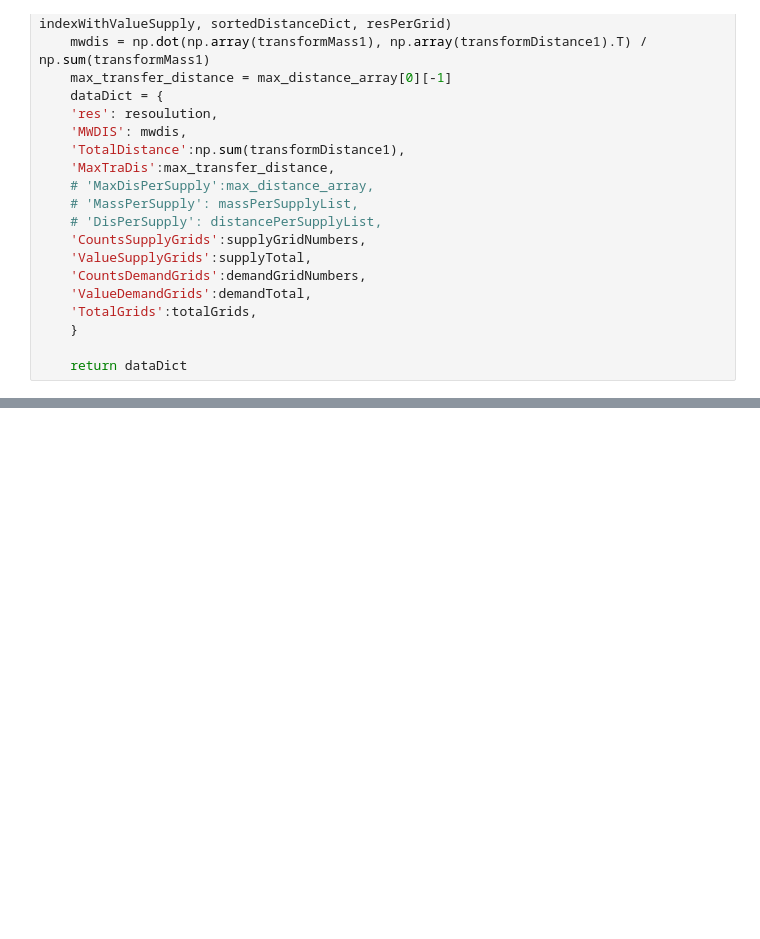
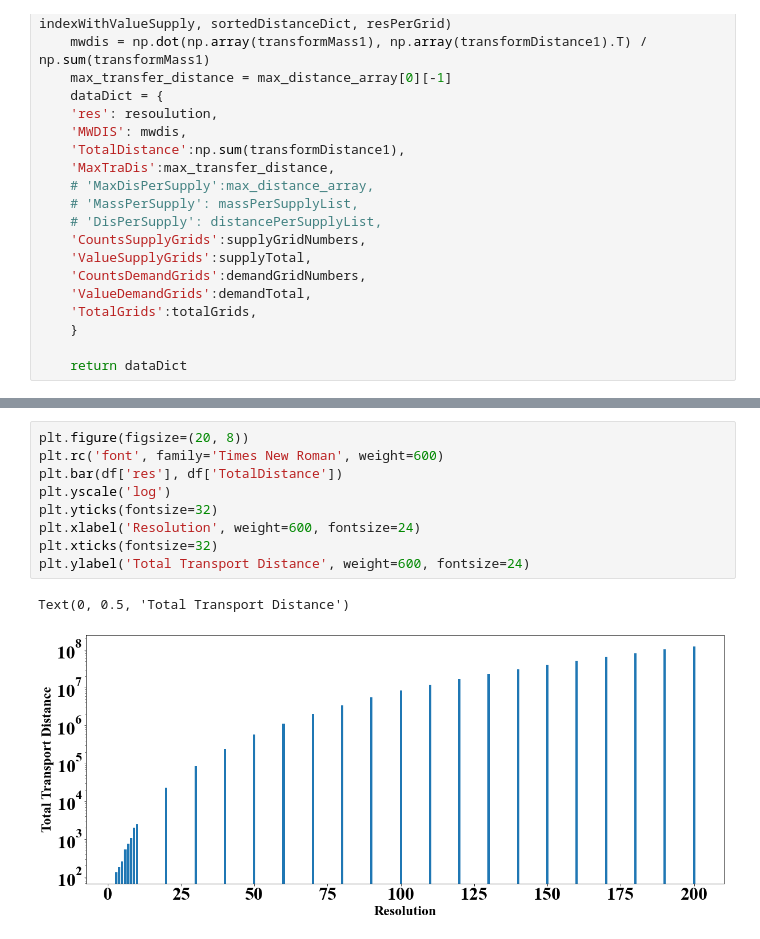
Before and after one commit to Ashes814/Project-Nutrition-Distance, a Jupyter notebook: DataWithoutSludge/calDistance.ipynb, the cells around one changed output, grey strips where cells are left out. Drawn from its saved outputs; the diff is of its cells as text; blank space fills up the shorter version.

```diff
--- a/DataWithoutSludge/calDistance.ipynb
+++ b/DataWithoutSludge/calDistance.ipynb
@@ -266,0 +333,12 @@ ValueError: All arrays must be of the same length
+# %%
+plt.figure(figsize=(20, 8))
+plt.rc('font', family='Times New Roman', weight=600)
+plt.bar(df['res'], df['TotalDistance'])
+plt.yscale('log')
+plt.yticks(fontsize=32)
+plt.xlabel('Resolution', weight=600, fontsize=24)
+plt.xticks(fontsize=32)
+plt.ylabel('Total Transport Distance', weight=600, fontsize=24)
+# %% [output]
+Text(0, 0.5, 'Total Transport Distance')
+[figure, added]
```
Also changed, not shown: parts of 6 cells of this notebook, 1 other file.
